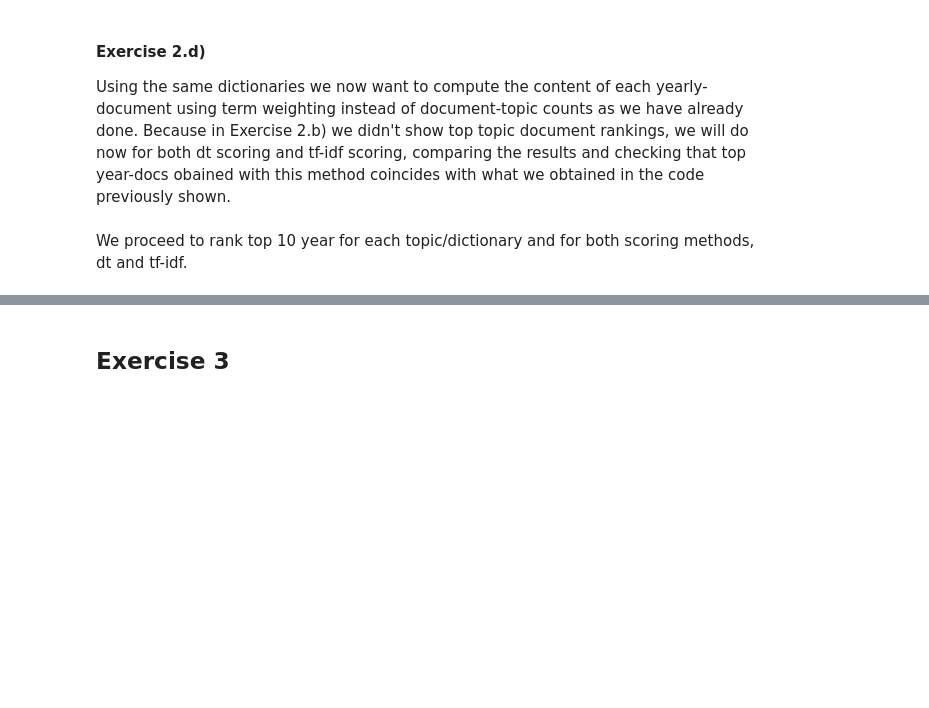
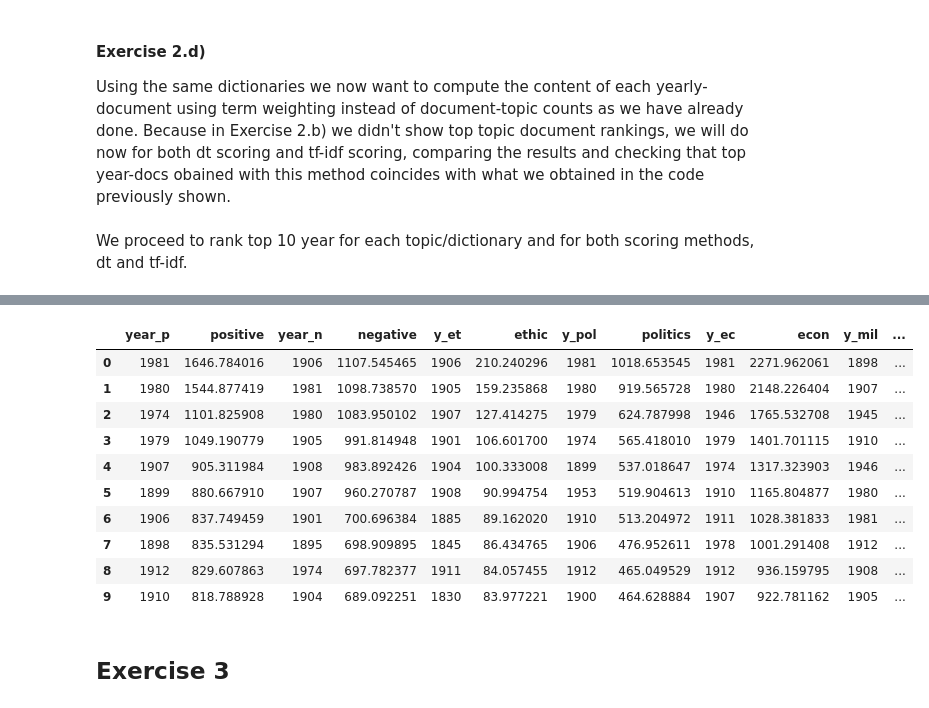
Before and after one commit to LauraRomanCanal/BGSE_text_mining, a Jupyter notebook: hw1.ipynb, the cells around one changed output, grey strips where cells are left out. Drawn from its saved outputs; the diff is of its cells as text; code cells hidden in the pictures; blank space fills up the shorter version.

```diff
--- a/hw1.ipynb
+++ b/hw1.ipynb
@@ -574,18 +583,34 @@ DT_score
 # %%
+n_rank = 10
+
 # tf-idf score
-ipos_sorted_years,ipos_tf_score = ranking(stemmed_y, processed_data_y, positive_dict, True, n_rank)
-ineg_sorted_years,ineg_tf_score = ranking(stemmed_y, processed_data_y, negative_dict, True, n_rank)
-iet_sorted_years,iet_tf_score = ranking(stemmed_y, processed_data_y, ethic_dict, True, n_rank)
-ipol_sorted_years,ipol_tf_score = ranking(stemmed_y, processed_data_y, politic_dict, True, n_rank)
-iec_sorted_years,iec_tf_score = ranking(stemmed_y, processed_data_y, econ_dict, True, n_rank)
-imil_sorted_years,imil_tf_score = ranking(stemmed_y, processed_data_y, military_dict, True, n_rank)
-iunc_sorted_years,iunc_tf_score = ranking(stemmed_y, processed_data_y, uncert_dict, True, n_rank)
-ipas_sorted_years,ipas_tf_score = ranking(stemmed_y, processed_data_y, passive_dict, True, n_rank)
+ipos_sorted_years,ipos_tf_score = ranking(stemmed_y, processed_data_y, positive_dict,True,n_rank)
+ineg_sorted_years,ineg_tf_score = ranking(stemmed_y, processed_data_y, negative_dict,True,n_rank)
+iet_sorted_years,iet_tf_score = ranking(stemmed_y, processed_data_y, ethic_dict,True,n_rank)
+ipol_sorted_years,ipol_tf_score = ranking(stemmed_y, processed_data_y, politic_dict,True,n_rank)
+iec_sorted_years,iec_tf_score = ranking(stemmed_y, processed_data_y, econ_dict,True,n_rank)
+imil_sorted_years,imil_tf_score = ranking(stemmed_y, processed_data_y, military_dict,True,n_rank)
+iunc_sorted_years,iunc_tf_score = ranking(stemmed_y, processed_data_y, uncert_dict,True,n_rank)
+ipas_sorted_years,ipas_tf_score = ranking(stemmed_y, processed_data_y, passive_dict,True,n_rank)
 
 TFIDF_score = pd.DataFrame(OrderedDict({'year_p':ipos_sorted_years, 'positive':ipos_tf_score,
 'year_n':ineg_sorted_years ,'negative':ineg_tf_score, 'y_et':iet_sorted_years, 'ethic':iet_tf_score,
 'y_pol':ipol_sorted_years, 'politics':ipol_tf_score, 'y_ec':iec_sorted_years, 'econ':iec_tf_score,
 'y_mil':imil_sorted_years, 'military':imil_tf_score, 'y_u':iunc_sorted_years, 'uncertainty':iunc_tf_score, 'y_pas':ipas_sorted_years, 'passive':ipas_tf_score} ))
+# %%
+TFIDF_score
+# %% [output]
+|  | year_p | positive | year_n | negative | y_et | ethic | y_pol | politics | y_ec | econ | y_mil | ... |
+| 0 | 1981 | 1646.784016 | 1906 | 1107.545465 | 1906 | 210.240296 | 1981 | 1018.653545 | 1981 | 2271.962061 | 1898 | ... |
+| 1 | 1980 | 1544.877419 | 1981 | 1098.738570 | 1905 | 159.235868 | 1980 | 919.565728 | 1980 | 2148.226404 | 1907 | ... |
+| 2 | 1974 | 1101.825908 | 1980 | 1083.950102 | 1907 | 127.414275 | 1979 | 624.787998 | 1946 | 1765.532708 | 1945 | ... |
+| 3 | 1979 | 1049.190779 | 1905 | 991.814948 | 1901 | 106.601700 | 1974 | 565.418010 | 1979 | 1401.701115 | 1910 | ... |
+| 4 | 1907 | 905.311984 | 1908 | 983.892426 | 1904 | 100.333008 | 1899 | 537.018647 | 1974 | 1317.323903 | 1946 | ... |
+| 5 | 1899 | 880.667910 | 1907 | 960.270787 | 1908 | 90.994754 | 1953 | 519.904613 | 1910 | 1165.804877 | 1980 | ... |
+| 6 | 1906 | 837.749459 | 1901 | 700.696384 | 1885 | 89.162020 | 1910 | 513.204972 | 1911 | 1028.381833 | 1981 | ... |
+| 7 | 1898 | 835.531294 | 1895 | 698.909895 | 1845 | 86.434765 | 1906 | 476.952611 | 1978 | 1001.291408 | 1912 | ... |
+| 8 | 1912 | 829.607863 | 1974 | 697.782377 | 1911 | 84.057455 | 1912 | 465.049529 | 1912 | 936.159795 | 1908 | ... |
+| 9 | 1910 | 818.788928 | 1904 | 689.092251 | 1830 | 83.977221 | 1900 | 464.628884 | 1907 | 922.781162 | 1905 | ... |
 # %% [markdown]
 ## Exercise 3
 # %%
```
Also changed, not shown: parts of 3 cells of this notebook.
